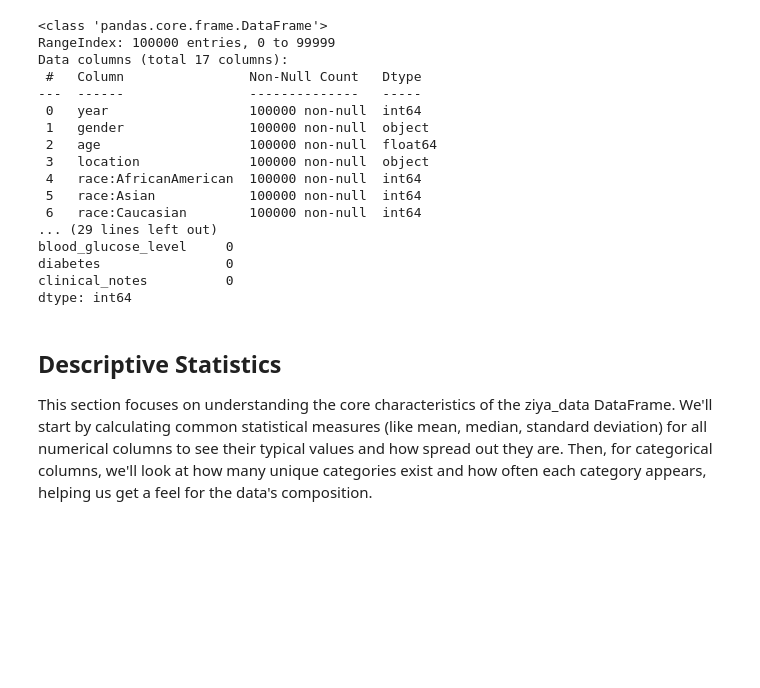
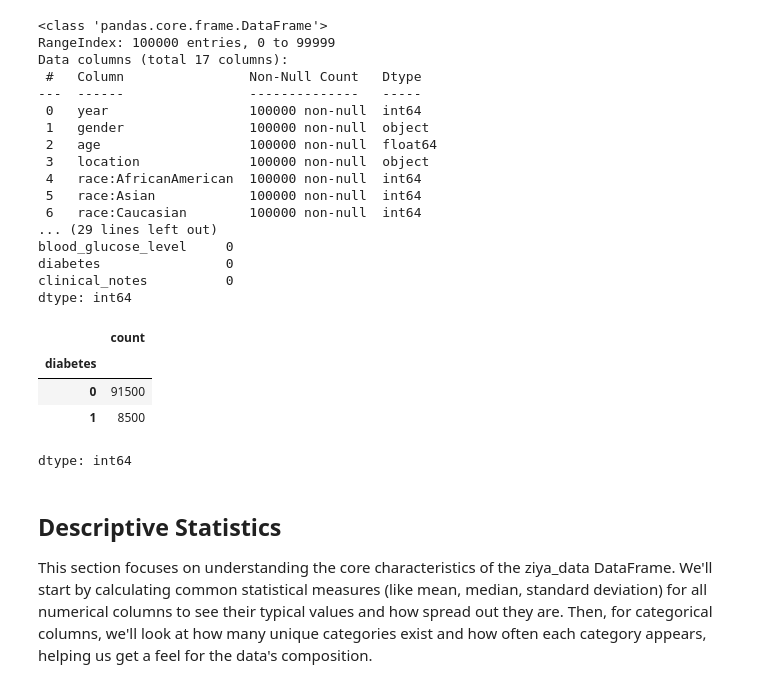
Before and after one commit to Frederick-Teye/ML-models, a Jupyter notebook: PI_Assignment_Final_Notebook.ipynb, the cells around one changed output. Saved outputs shown, nothing was run; the diff lists cells and outputs as text; code cells hidden in the pictures; blank space fills up the shorter version.

```diff
--- a/PI_Assignment_Final_Notebook.ipynb
+++ b/PI_Assignment_Final_Notebook.ipynb
@@ -81,6 +81,14 @@ blood_glucose_level     0
 diabetes                0
 clinical_notes          0
 dtype: int64
+# %%
+ziya_data.diabetes.value_counts()
+# %% [output]
+|  | count |
+| diabetes |  |
+| 0 | 91500 |
+| 1 | 8500 |
+dtype: int64
 # %% [markdown]
 ## Descriptive Statistics
 
```
